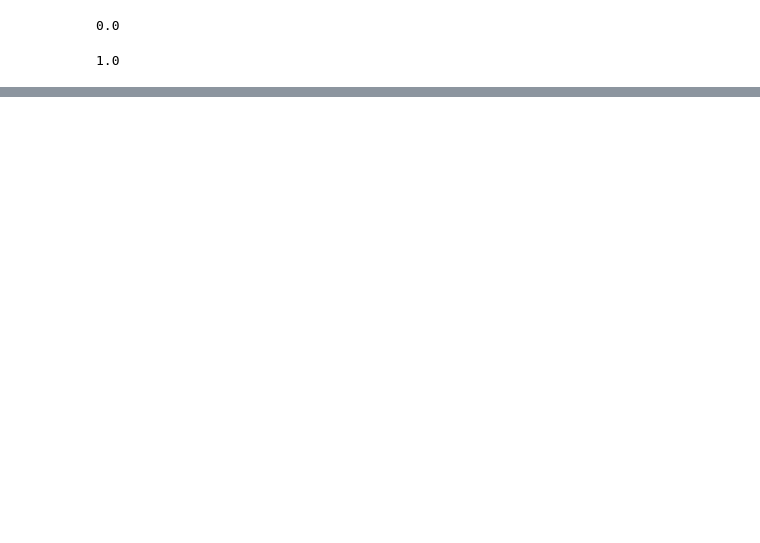
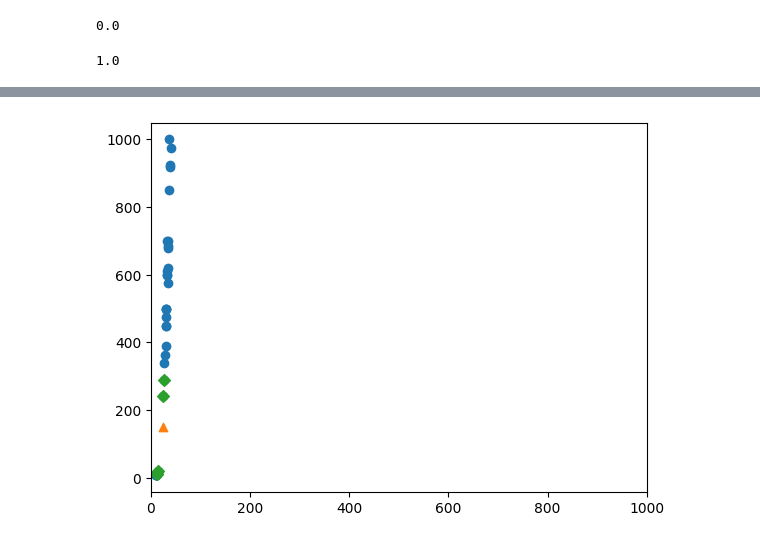
Before and after one commit to hayden-71/TIL, a Jupyter notebook: 머신러닝/01_knn_class.ipynb, the cells around one changed output, grey strips where cells are left out. Saved outputs shown, nothing was run; the diff lists cells and outputs as text; code cells hidden in the pictures; blank space fills up the shorter version.

```diff
--- a/머신러닝/01_knn_class.ipynb
+++ b/머신러닝/01_knn_class.ipynb
@@ -128,0 +136,8 @@ plt.show()
+# %%
+plt.scatter(train_X[:]['l'], train_X[:]['w'])
+plt.scatter(25, 150, marker='^')
+plt.scatter(train_X.iloc[indexes[0]]['l'], train_X.iloc[indexes[0]]['w'], marker='D')
+plt.xlim((0, 1000))
+plt.show()
+# %% [output]
+[figure, added]
```
Also changed, not shown: parts of 9 cells of this notebook, 3 other files.
